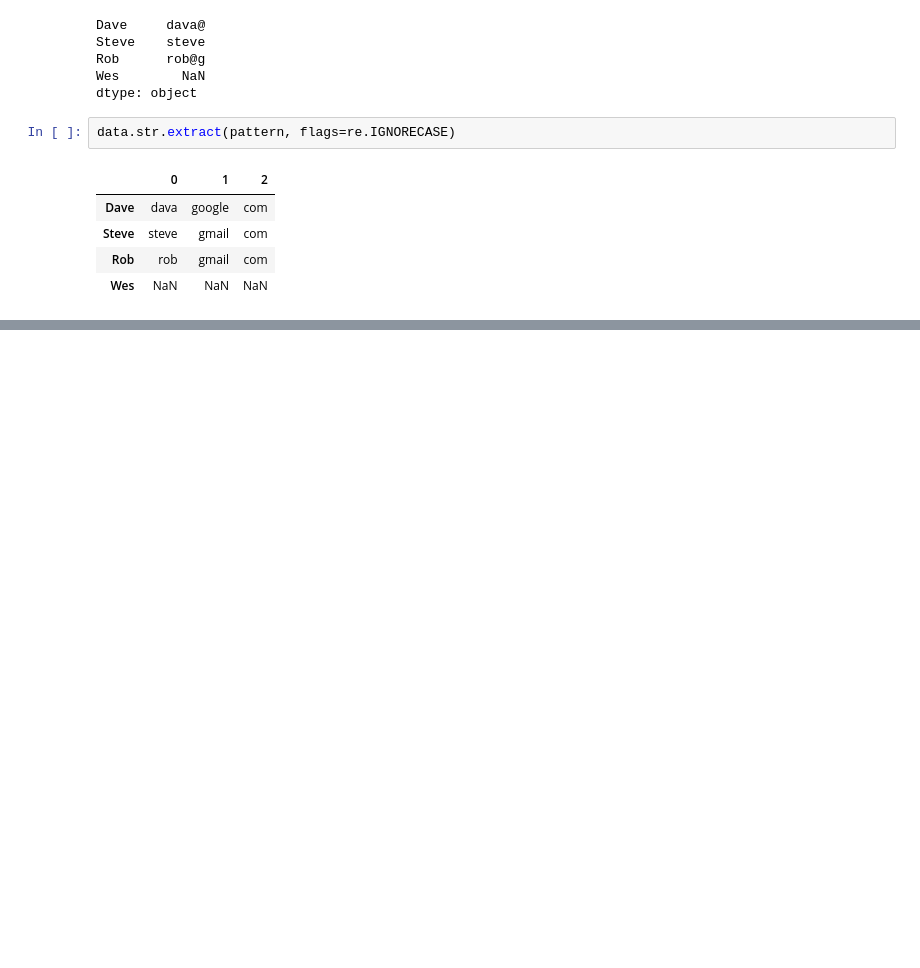
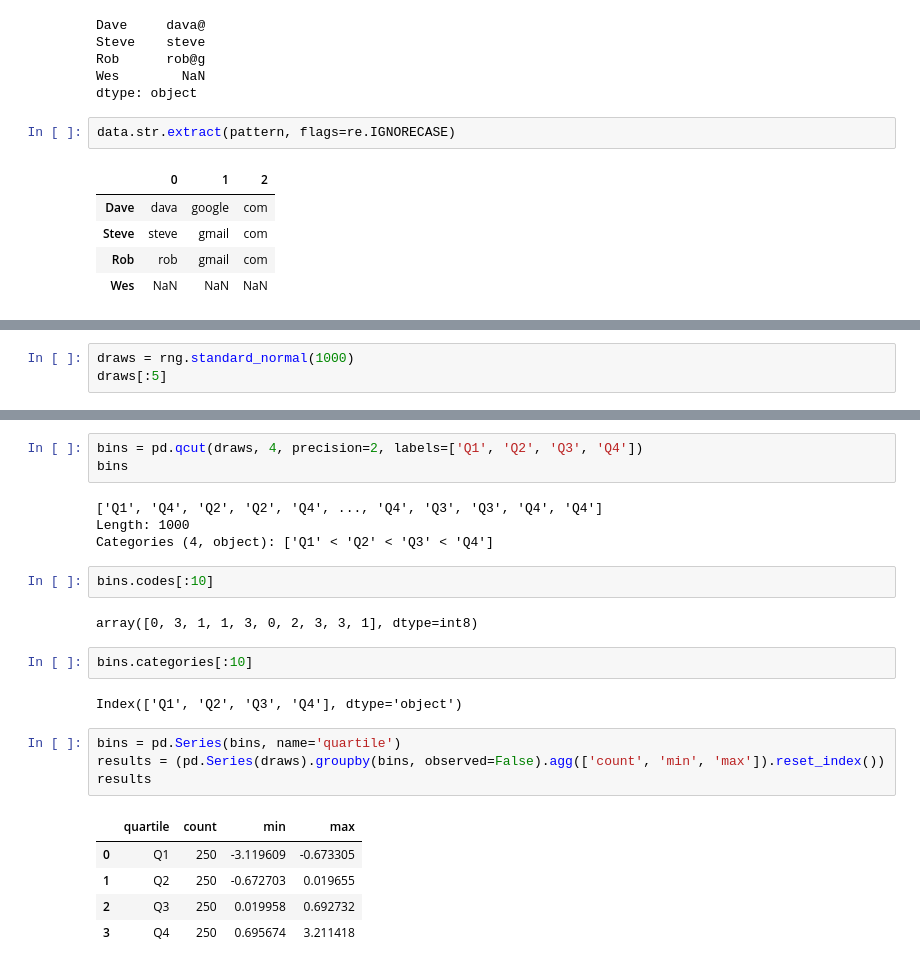
Before and after one commit to think2times/Fastrack, a Jupyter notebook: coding/data_analysis/pda/ch07.ipynb, the cells around one changed output, grey strips where cells are left out. Saved outputs shown, nothing was run; the diff lists cells and outputs as text; blank space fills up the shorter version.

```diff
--- a/coding/data_analysis/pda/ch07.ipynb
+++ b/coding/data_analysis/pda/ch07.ipynb
@@ -1107,0 +1274,3 @@ data.str.extract(pattern, flags=re.IGNORECASE)
+# %%
+draws = rng.standard_normal(1000)
+draws[:5]
@@ -1107,0 +1286,25 @@ data.str.extract(pattern, flags=re.IGNORECASE)
+# %%
+bins = pd.qcut(draws, 4, precision=2, labels=['Q1', 'Q2', 'Q3', 'Q4'])
+bins
+# %% [output]
+['Q1', 'Q4', 'Q2', 'Q2', 'Q4', ..., 'Q4', 'Q3', 'Q3', 'Q4', 'Q4']
+Length: 1000
+Categories (4, object): ['Q1' < 'Q2' < 'Q3' < 'Q4']
+# %%
+bins.codes[:10]
+# %% [output]
+array([0, 3, 1, 1, 3, 0, 2, 3, 3, 1], dtype=int8)
+# %%
+bins.categories[:10]
+# %% [output]
+Index(['Q1', 'Q2', 'Q3', 'Q4'], dtype='object')
+# %%
+bins = pd.Series(bins, name='quartile')
+results = (pd.Series(draws).groupby(bins, observed=False).agg(['count', 'min', 'max']).reset_index())
+results
+# %% [output]
+|  | quartile | count | min | max |
+| 0 | Q1 | 250 | -3.119609 | -0.673305 |
+| 1 | Q2 | 250 | -0.672703 | 0.019655 |
+| 2 | Q3 | 250 | 0.019958 | 0.692732 |
+| 3 | Q4 | 250 | 0.695674 | 3.211418 |
```
Also changed, not shown: parts of 72 cells of this notebook, 1 other file.
